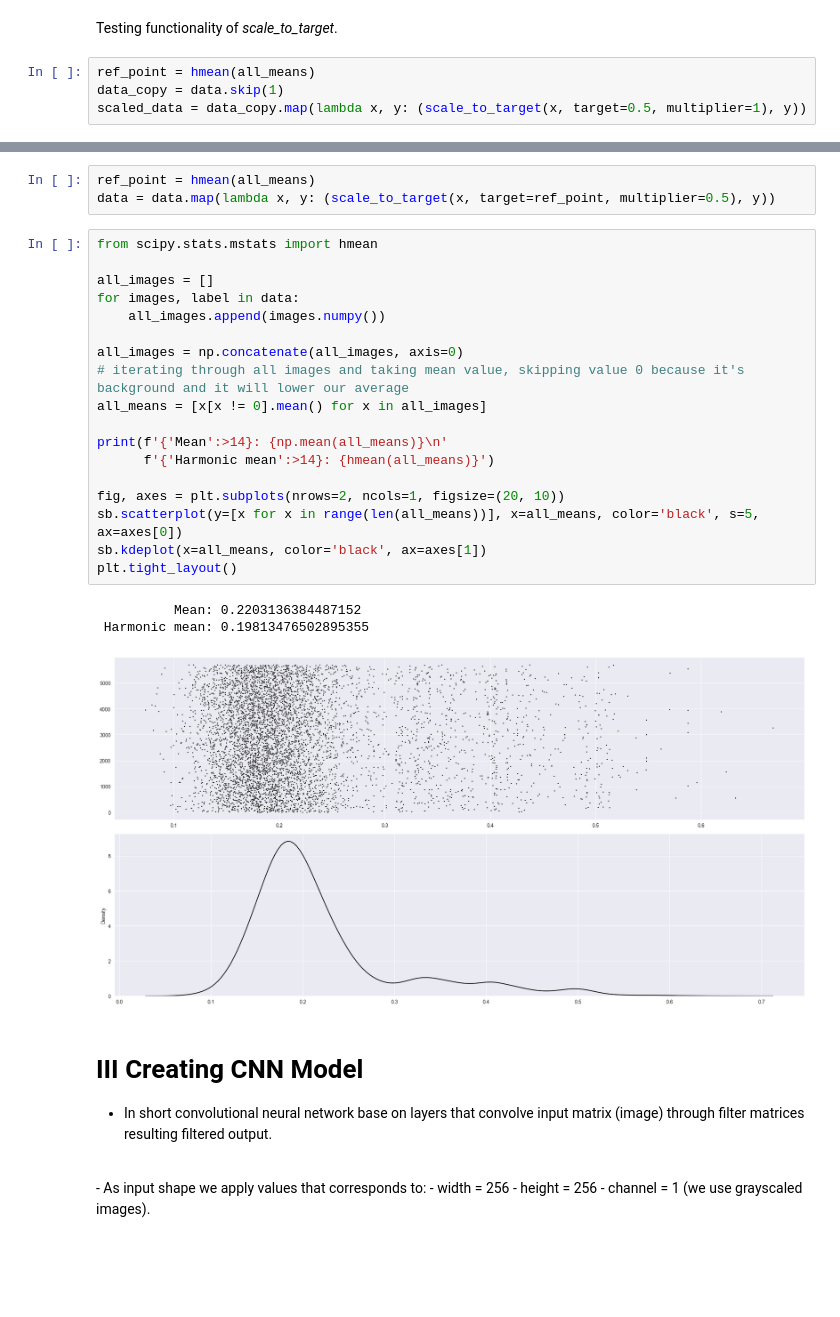
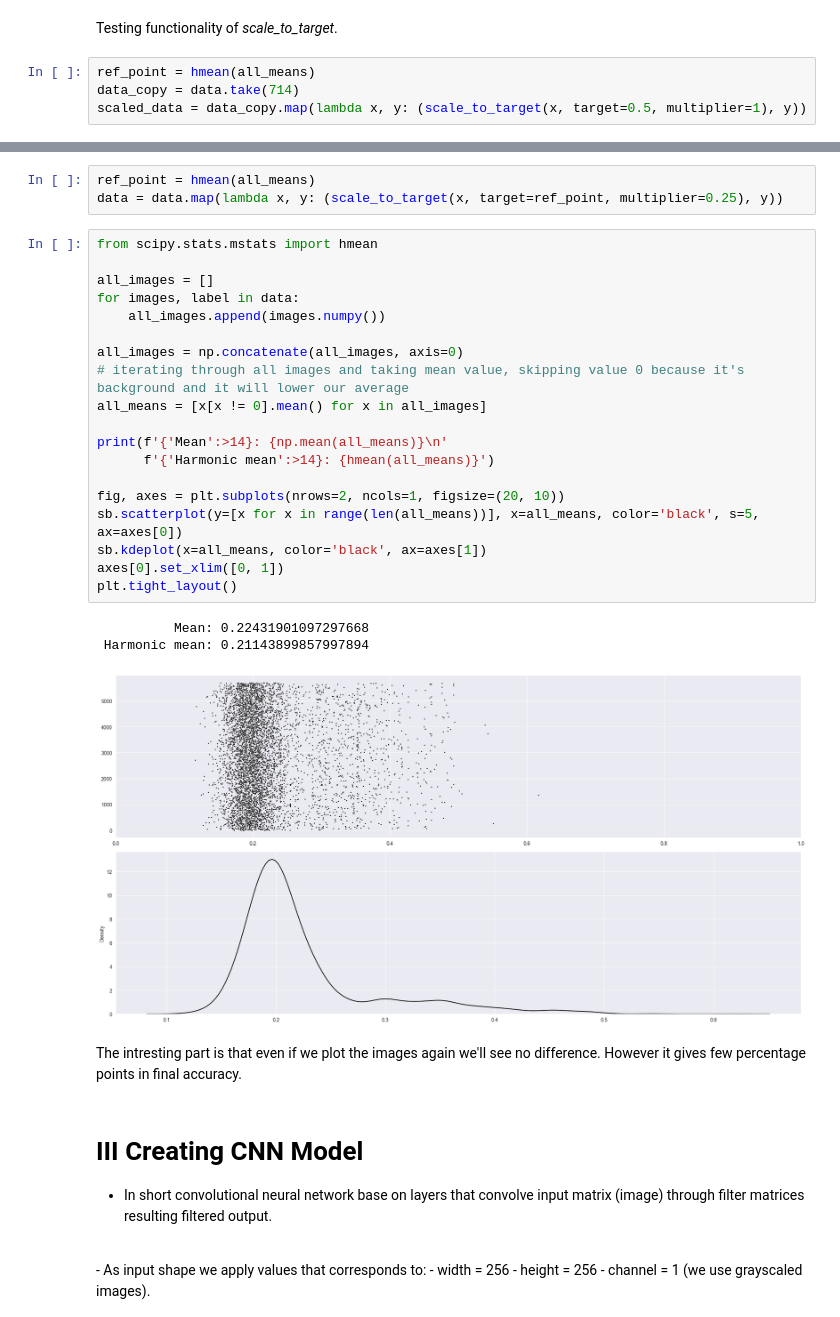
Before and after one commit to gracjan-p/brain-tumors, a Jupyter notebook: brain-tumors-analysis.ipynb, the cells around one changed output, grey strips where cells are left out. Cells and saved outputs as stored; diff of their text form; blank space fills up the shorter version.

```diff
--- a/brain-tumors-analysis.ipynb
+++ b/brain-tumors-analysis.ipynb
@@ -151,7 +151,7 @@ def scale_to_target(batch, target=0.5, multiplier=1):
 Testing functionality of _scale_to_target_.
 # %%
 ref_point = hmean(all_means)
-data_copy = data.skip(1)
+data_copy = data.take(714)
 scaled_data = data_copy.map(lambda x, y: (scale_to_target(x, target=0.5, multiplier=1), y))
 # %%
 i = 0
@@ -176,28 +176,31 @@ tf.Tensor(0.50000036, shape=(), dtype=float32)
 # %%
 ref_point = hmean(all_means)
-data = data.map(lambda x, y: (scale_to_target(x, target=ref_point, multiplier=0.5), y))
+data = data.map(lambda x, y: (scale_to_target(x, target=ref_point, multiplier=0.25), y))
 # %%
 from scipy.stats.mstats import hmean
 
 all_images = []
 for images, label in data:
     all_images.append(images.numpy())
 
 all_images = np.concatenate(all_images, axis=0)
 # iterating through all images and taking mean value, skipping value 0 because it's background and it will lower our average
 all_means = [x[x != 0].mean() for x in all_images]
 
 print(f'{'Mean':>14}: {np.mean(all_means)}\n'
       f'{'Harmonic mean':>14}: {hmean(all_means)}')
 
 fig, axes = plt.subplots(nrows=2, ncols=1, figsize=(20, 10))
 sb.scatterplot(y=[x for x in range(len(all_means))], x=all_means, color='black', s=5, ax=axes[0])
 sb.kdeplot(x=all_means, color='black', ax=axes[1])
+axes[0].set_xlim([0, 1])
 plt.tight_layout()
 # %% [output]
-          Mean: 0.2203136384487152
- Harmonic mean: 0.19813476502895355
+          Mean: 0.22431901097297668
+ Harmonic mean: 0.21143899857997894
-[figure, old version]
+[figure, new version]
+# %% [markdown]
+The intresting part is that even if we plot the images again we'll see no difference. However it gives few percentage points in final accuracy.
 # %% [markdown]
 # III Creating CNN Model
 - In short convolutional neural network base on layers that convolve input matrix (image) through filter matrices resulting filtered output.
```
Also changed, not shown: parts of 7 cells of this notebook.
